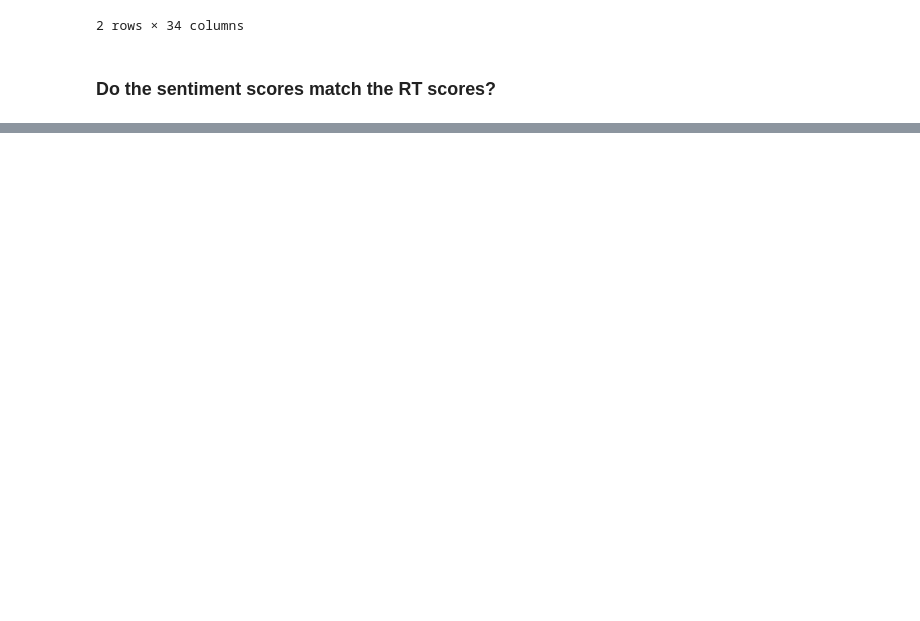
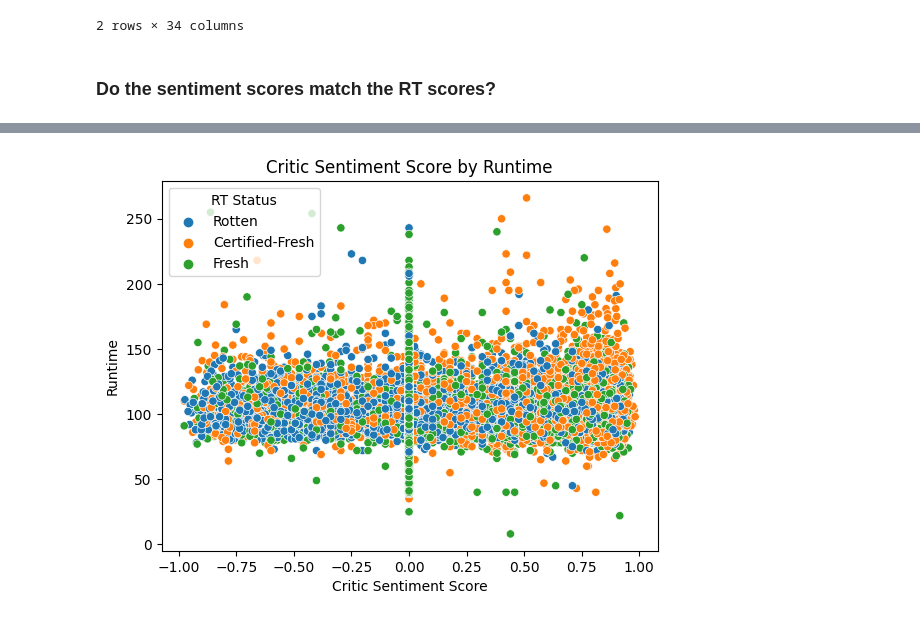
Before and after one commit to statzenthusiast921/rotten-tomatoes-analysis, a Jupyter notebook: notebooks/Rotten Tomatoes EDA 01.16.23.ipynb, the cells around one changed output, grey strips where cells are left out. Cells and saved outputs as stored; diff of their text form; code cells hidden in the pictures; blank space fills up the shorter version.

```diff
--- a/notebooks/Rotten Tomatoes EDA 01.16.23.ipynb
+++ b/notebooks/Rotten Tomatoes EDA 01.16.23.ipynb
@@ -459,0 +467,17 @@ sns.scatterplot(x="synopsis_sentiment_score",
+# %%
+#Runtime by Critic Sentiment Score
+sns.scatterplot(x="critic_sentiment_score",
+                    y="runtime",
+                    hue="tomatometer_status",
+                    data=df)
+
+#Specify axis labels
+plt.xlabel('Critic Sentiment Score')
+plt.ylabel('Runtime')
+plt.title('Critic Sentiment Score by Runtime')
+plt.legend(title='RT Status', loc='upper left')
+
+#Display barplot
+plt.show()
+# %% [output]
+[figure, added]
```
Also changed, not shown: parts of 4 cells of this notebook.
